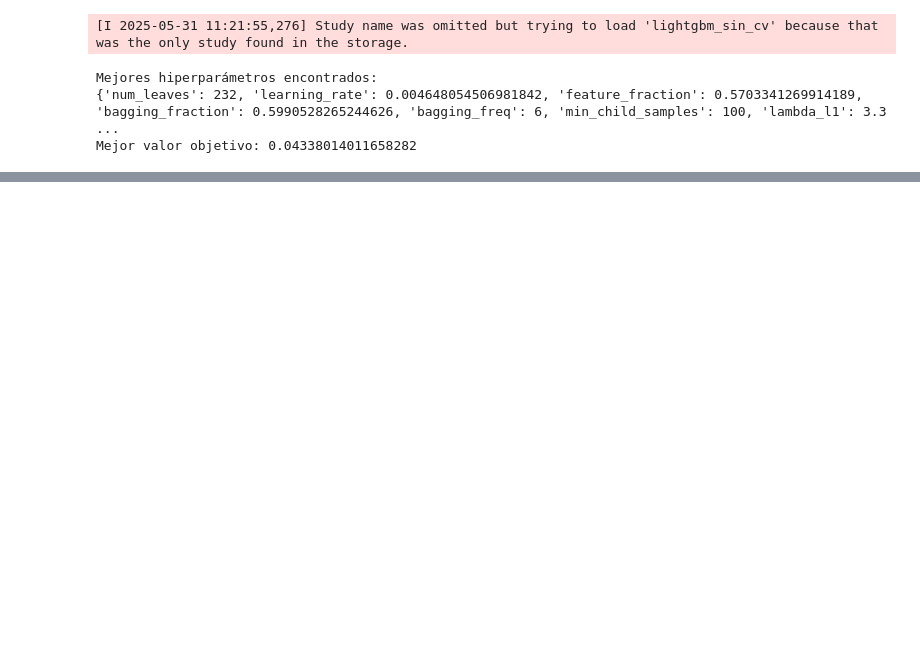
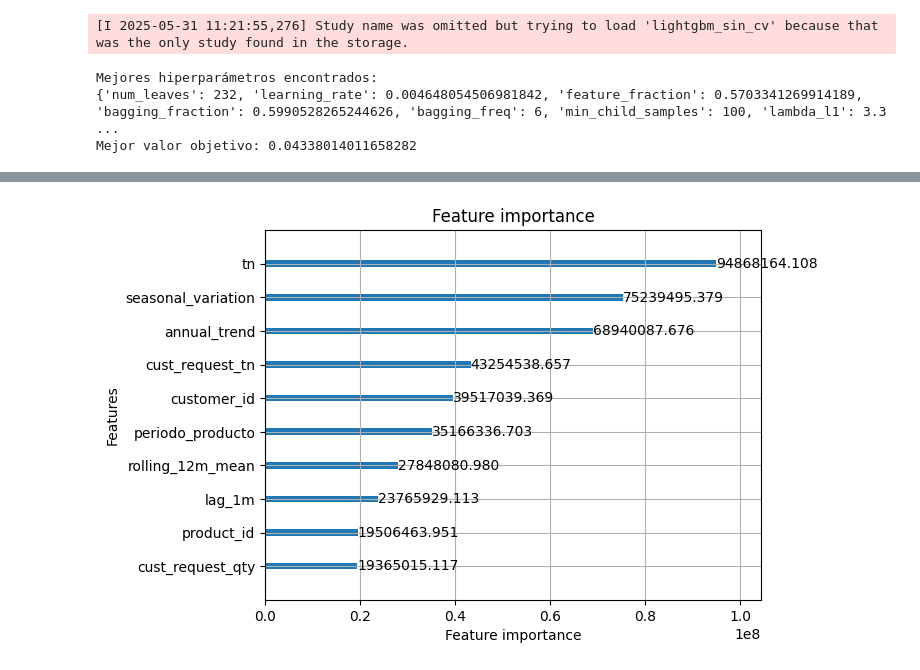
Before and after one commit to carrenogf/labo3-2025v, a Jupyter notebook: FRANCISCO/notebooks/predict.ipynb, the cells around one changed output, grey strips where cells are left out. Drawn from its saved outputs; the diff is of its cells as text; code cells hidden in the pictures; blank space fills up the shorter version.

```diff
--- a/FRANCISCO/notebooks/predict.ipynb
+++ b/FRANCISCO/notebooks/predict.ipynb
@@ -135,3 +139,11 @@ result
 780 rows × 2 columns
 # %%
 result.to_csv("../results/resultados-31-05_2.csv", index=False,sep=",")
+# %%
+import matplotlib.pyplot as plt
+from lightgbm import plot_importance  # Importación específica
+# Visualizar importancia de características
+plot_importance(model, importance_type='gain', max_num_features=10)  # Usar la función importada
+plt.show()
+# %% [output]
+[figure, added]
```
Also changed, not shown: parts of 2 cells of this notebook.
